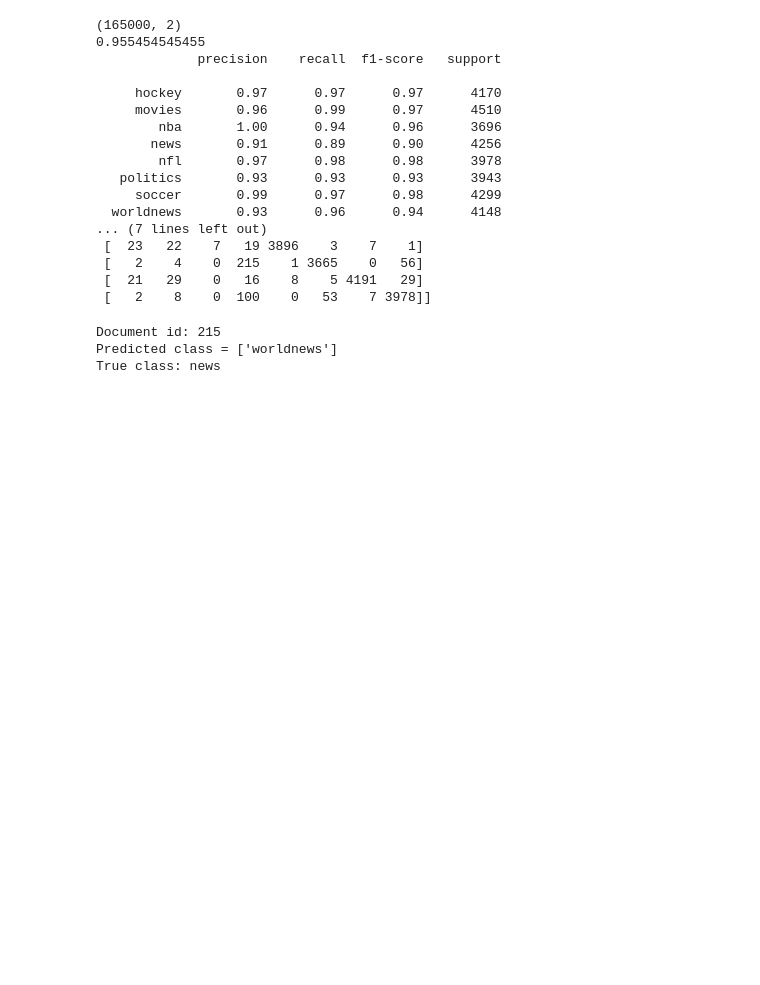
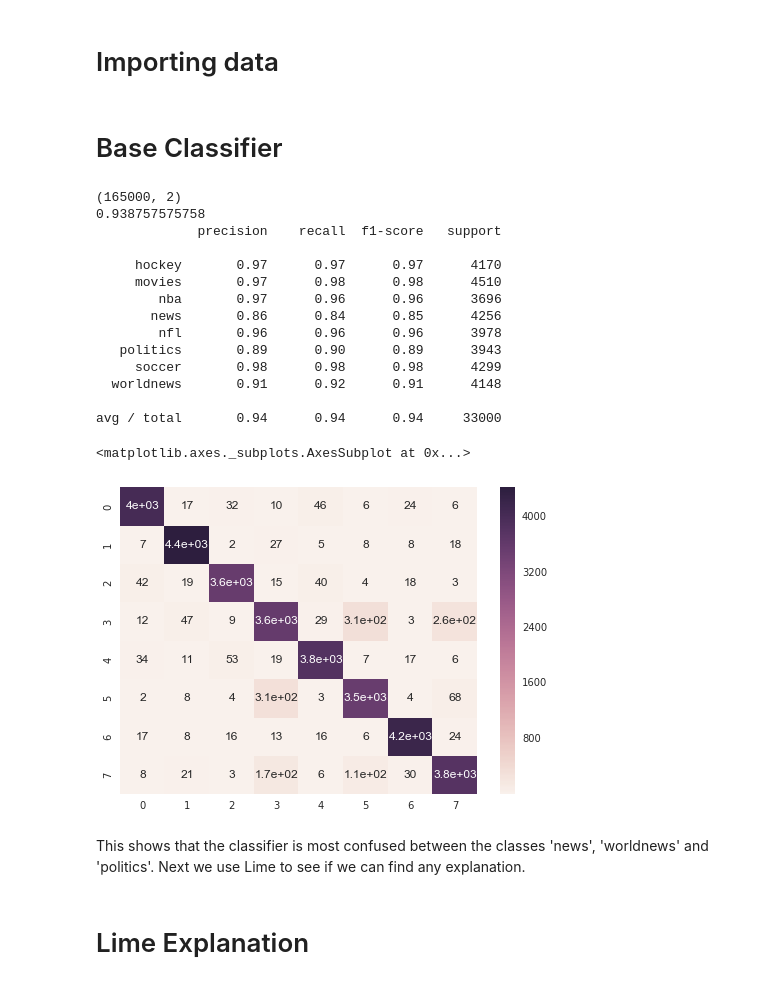
Before and after one commit to joeylitalien/comp-551-a4, a Jupyter notebook: src/lime-reddit_classification.ipynb, the cells around one changed output. Drawn from its saved outputs; the diff is of its cells as text; code cells hidden in the pictures; blank space fills up the shorter version.

```diff
--- a/src/lime-reddit_classification.ipynb
+++ b/src/lime-reddit_classification.ipynb
@@ -10,3 +13,5 @@ from sklearn import metrics
+# %% [markdown]
+# Importing data
 # %%
 raw_traininput = pd.read_csv('data/train_input.csv')
 raw_trainoutput = pd.read_csv('data/train_output.csv')
@@ -15,49 +20,57 @@ raw_testinput = pd.read_csv('data/test_input.csv')
 
 traininput_size = raw_traininput.shape[0]
 testinput_size = raw_testinput.shape[0]
+# %% [markdown]
+# Base Classifier
 # %%
 from sklearn.svm import LinearSVC
 from sklearn.naive_bayes import MultinomialNB
 
 clean_traininput = raw_traininput
 print clean_traininput.shape
 
 cvec = CountVectorizer(analyzer='word',
-                       stop_words = 'english',
-                       ngram_range = (1,5))
+                       stop_words = 'english')#,
+#                        ngram_range = (1,5))
 
 classification = Pipeline([('vectorizer', cvec),
                            ('transformer', TfidfTransformer()),
-                           ('classifier', MultinomialNB())]) #LinearSVC(C=3, loss='hinge'))])
+                           ('classifier', LinearSVC(C=3, loss='hinge'))])
+#                            ('classifier',  MultinomialNB())])
 
 train_data, test_data, train_labels, test_labels = train_test_split(clean_traininput['conversation'],
                                                                     raw_trainoutput['category'],
                                                                     test_size=0.2,
                                                                     random_state=105)
 
 classification = classification.fit(train_data, train_labels)
 predicted = classification.predict(test_data)
 print np.mean(predicted == test_labels)
 print metrics.classification_report(test_labels, predicted)
-print metrics.confusion_matrix(test_labels, predicted)
+df_cm = metrics.confusion_matrix(test_labels, predicted)
+
+sn.heatmap(df_cm, annot=True)
 # %% [output]
 (165000, 2)
-0.955454545455
+0.938757575758
              precision    recall  f1-score   support
 
      hockey       0.97      0.97      0.97      4170
-     movies       0.96      0.99      0.97      4510
-        nba       1.00      0.94      0.96      3696
-       news       0.91      0.89      0.90      4256
-        nfl       0.97      0.98      0.98      3978
-   politics       0.93      0.93      0.93      3943
-     soccer       0.99      0.97      0.98      4299
-  worldnews       0.93      0.96      0.94      4148
-... (7 lines left out)
- [  23   22    7   19 3896    3    7    1]
- [   2    4    0  215    1 3665    0   56]
- [  21   29    0   16    8    5 4191   29]
- [   2    8    0  100    0   53    7 3978]]
+     movies       0.97      0.98      0.98      4510
+        nba       0.97      0.96      0.96      3696
+       news       0.86      0.84      0.85      4256
+        nfl       0.96      0.96      0.96      3978
+   politics       0.89      0.90      0.89      3943
+     soccer       0.98      0.98      0.98      4299
+  worldnews       0.91      0.92      0.91      4148
+
+avg / total       0.94      0.94      0.94     33000
+<matplotlib.axes._subplots.AxesSubplot at 0x...>
+[figure, added]
+# %% [markdown]
+This shows that the classifier is most confused between the classes 'news', 'worldnews' and 'politics'. Next we use Lime to see if we can find any explanation.
+# %% [markdown]
+# Lime Explanation
 # %%
 X_test = test_data.reset_index(drop=True)
 Y_test = test_labels.reset_index(drop=True)
@@ -67,14 +80,3 @@ from lime.lime_text import LimeTextExplainer
 class_names = raw_trainoutput['category'].unique().tolist()
 # %%
 explainer = LimeTextExplainer(class_names=class_names)
-# %%
-idx = 215
-print('Document id: %d' % idx)
-print('Predicted class = %s' % classification.predict([X_test[idx]]))
-print('True class: %s' % Y_test[idx])
-
-print()
-# %% [output]
-Document id: 215
-Predicted class = ['worldnews']
-True class: news
```
Also changed, not shown: parts of 4 cells of this notebook.
